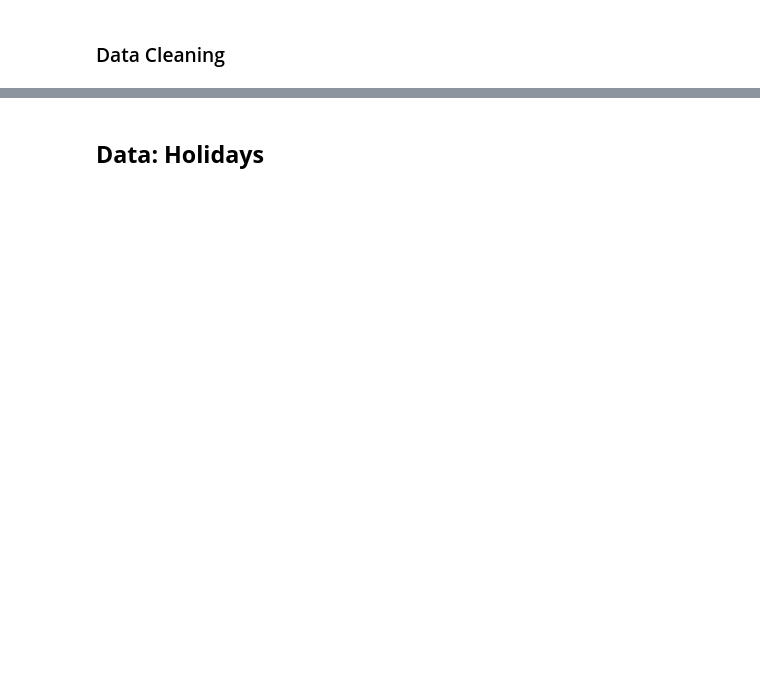
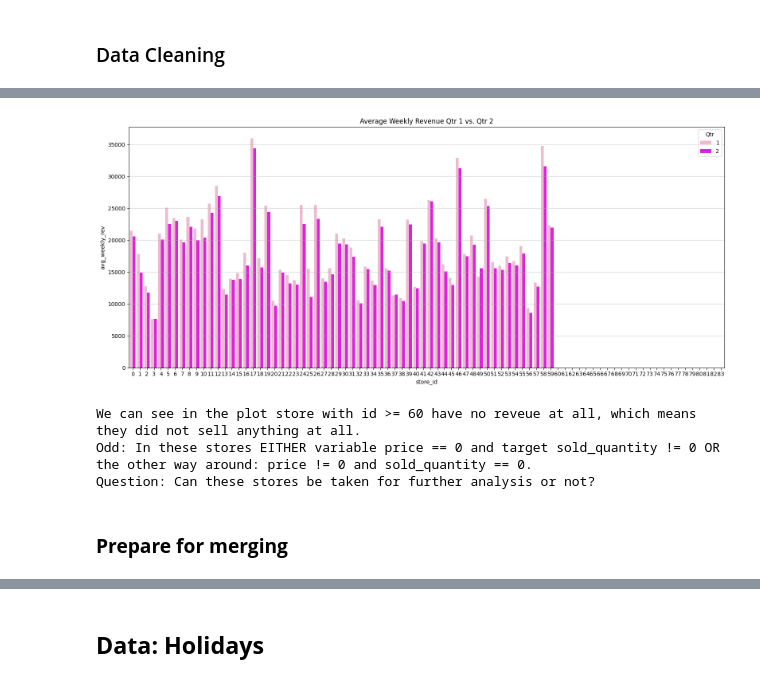
Before and after one commit to shuting-fish/food_prediction, a Jupyter notebook: visualization_marcel.ipynb, the cells around one changed output, grey strips where cells are left out. Drawn from its saved outputs; the diff is of its cells as text; code cells hidden in the pictures; blank space fills up the shorter version.

```diff
--- a/visualization_marcel.ipynb
+++ b/visualization_marcel.ipynb
@@ -313,15 +513,27 @@ stores_rev.head()
 # %%
+# plotting
 # weekly rev qtr1 2025 by store: plot
 
 plt.figure(figsize=(16,7))
 
 #bars = plt.bar(stores.store_id, stores.avg_weekly_rev,  )
 #bars = sns.barplot(data=stores, x='store_id', y='avg_weekly_rev', hue='Qtr', palette=['#F6B1CE', '#FF00FF'])
 bars = sns.barplot(data=stores_rev, x='store_id', y='avg_weekly_rev', hue='Qtr', palette=['#F6B1CE', '#FF00FF'])
 plt.grid(axis='y', alpha=0.6)
 plt.title('Average Weekly Revenue Qtr 1 vs. Qtr 2')
+plt.tight_layout()
 plt.show()
+# %% [output]
+[figure, added]
 # %%
 # conclusion store_id  >= 60
-print('Stores with the Id of >= 60 have no revenue in Qtr 1 and Qtr 2, which means they did not sell anything. \nBut sometimes the sold_quantity column is > 0\
-, sometime price is > 0.')
+
+print('We can see in the plot store with id >= 60 have no reveue at all, which means they did not sell anything at all.')
+print('Odd: In these stores EITHER variable price == 0 and target sold_quantity != 0 OR the other way around: price != 0 and sold_quantity == 0.')
+print('Question: Can these stores be taken for further analysis or not?')
+# %% [output]
+We can see in the plot store with id >= 60 have no reveue at all, which means they did not sell anything at all.
+Odd: In these stores EITHER variable price == 0 and target sold_quantity != 0 OR the other way around: price != 0 and sold_quantity == 0.
+Question: Can these stores be taken for further analysis or not?
+# %% [markdown]
+### __Prepare for merging__
```
Also changed, not shown: parts of 62 cells of this notebook.
